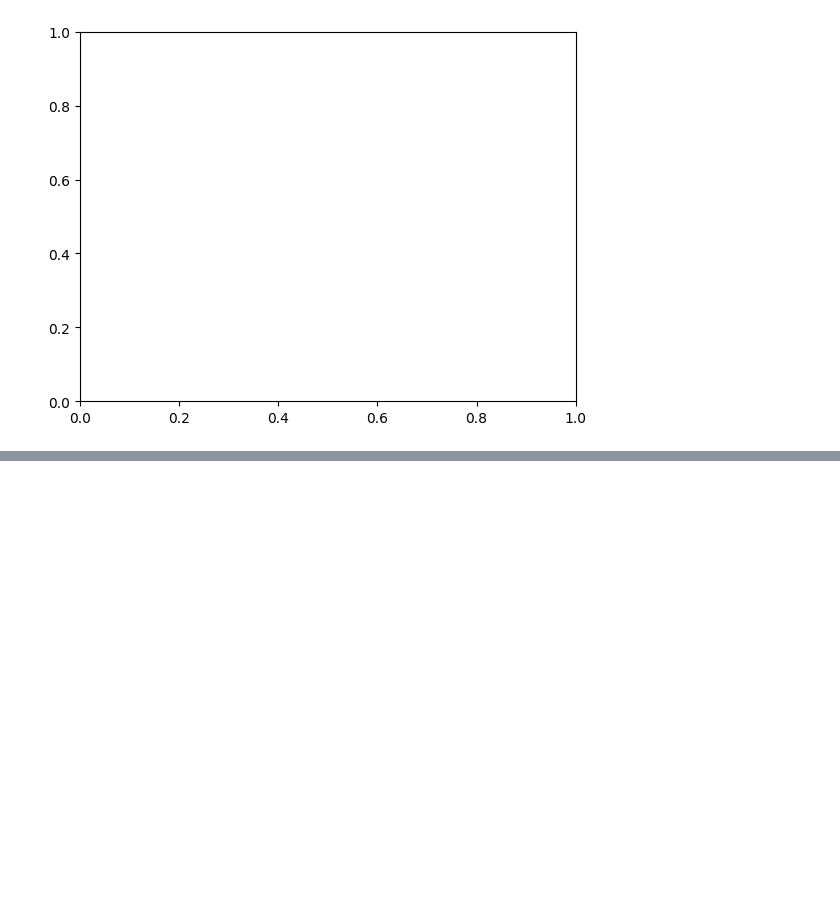
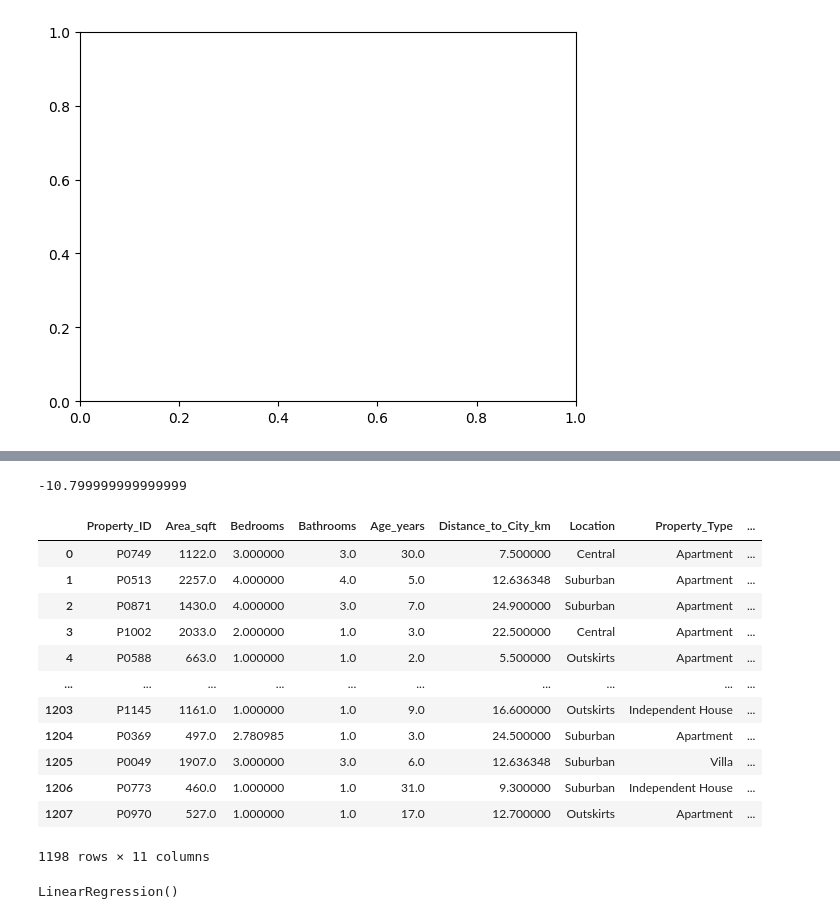
Before and after one commit to roshan-pardeshi/machine-learning, a Jupyter notebook: machine learning/day_6.ipynb, the cells around one changed output, grey strips where cells are left out. Saved outputs shown, nothing was run; the diff lists cells and outputs as text; code cells hidden in the pictures; blank space fills up the shorter version.

```diff
--- a/machine learning/day_6.ipynb
+++ b/machine learning/day_6.ipynb
@@ -260,0 +574,29 @@ ValueError: x and y must be the same size
+# %%
+Q1 = 6.60
+Q3 = 18.20
+
+IQR =Q3-Q1
+low_A = Q1-1.5*(IQR)
+hig_A = Q3+1.5*(IQR)
+print(low_A)
+a = df[(df["Distance_to_City_km"]<low_A) | (df["Distance_to_City_km"]>hig_A)]
+# %% [output]
+-10.799999999999999
+# %%
+df.drop(a.index,inplace=True)
+# %%
+df
+# %% [output]
+|  | Property_ID | Area_sqft | Bedrooms | Bathrooms | Age_years | Distance_to_City_km | Location | Property_Type | ... |
+| 0 | P0749 | 1122.0 | 3.000000 | 3.0 | 30.0 | 7.500000 | Central | Apartment | ... |
+| 1 | P0513 | 2257.0 | 4.000000 | 4.0 | 5.0 | 12.636348 | Suburban | Apartment | ... |
+| 2 | P0871 | 1430.0 | 4.000000 | 3.0 | 7.0 | 24.900000 | Suburban | Apartment | ... |
+| 3 | P1002 | 2033.0 | 2.000000 | 1.0 | 3.0 | 22.500000 | Central | Apartment | ... |
+| 4 | P0588 | 663.0 | 1.000000 | 1.0 | 2.0 | 5.500000 | Outskirts | Apartment | ... |
+| ... | ... | ... | ... | ... | ... | ... | ... | ... | ... |
+| 1203 | P1145 | 1161.0 | 1.000000 | 1.0 | 9.0 | 16.600000 | Outskirts | Independent House | ... |
+| 1204 | P0369 | 497.0 | 2.780985 | 1.0 | 3.0 | 24.500000 | Suburban | Apartment | ... |
+| 1205 | P0049 | 1907.0 | 3.000000 | 3.0 | 6.0 | 12.636348 | Suburban | Villa | ... |
+| 1206 | P0773 | 460.0 | 1.000000 | 1.0 | 31.0 | 9.300000 | Suburban | Independent House | ... |
+| 1207 | P0970 | 527.0 | 1.000000 | 1.0 | 17.0 | 12.700000 | Outskirts | Apartment | ... |
+1198 rows × 11 columns
@@ -260,0 +615,4 @@ ValueError: x and y must be the same size
+# %%
+model.fit(x_train,y_train)
+# %% [output]
+LinearRegression()
```
Also changed, not shown: parts of 72 cells of this notebook.
